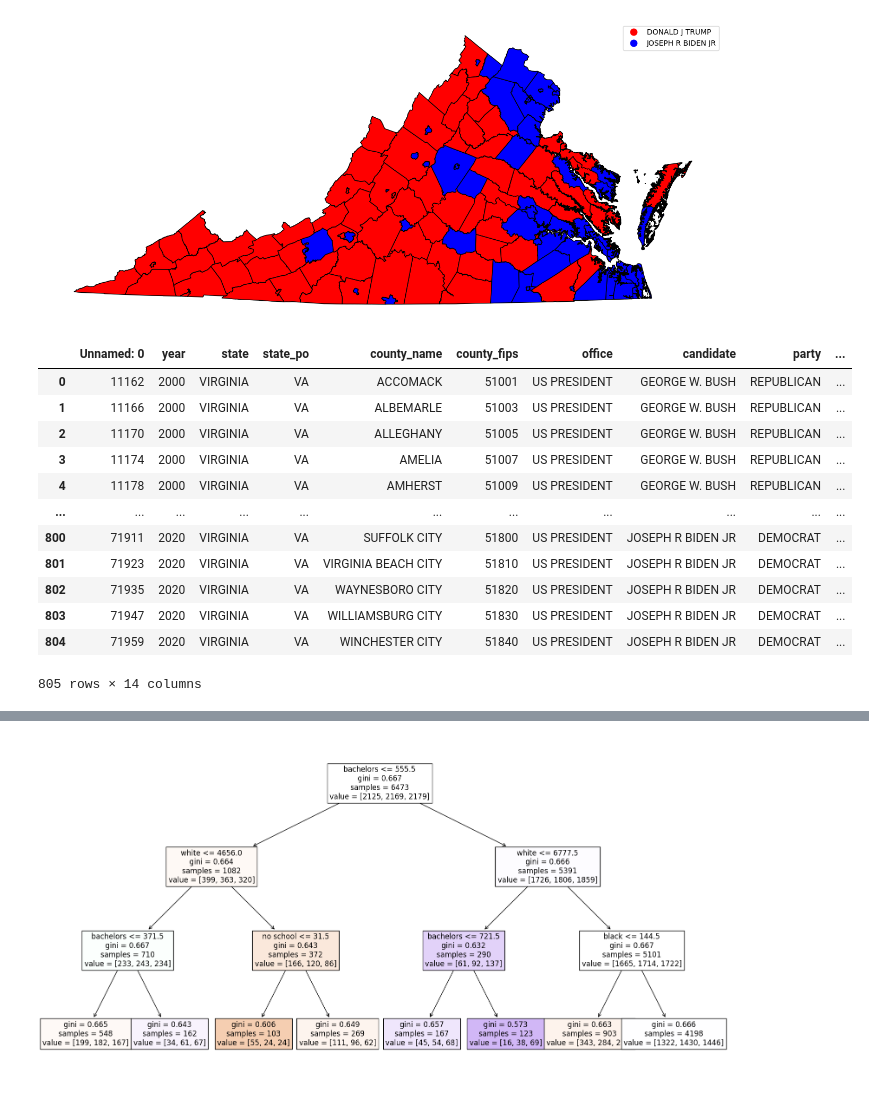
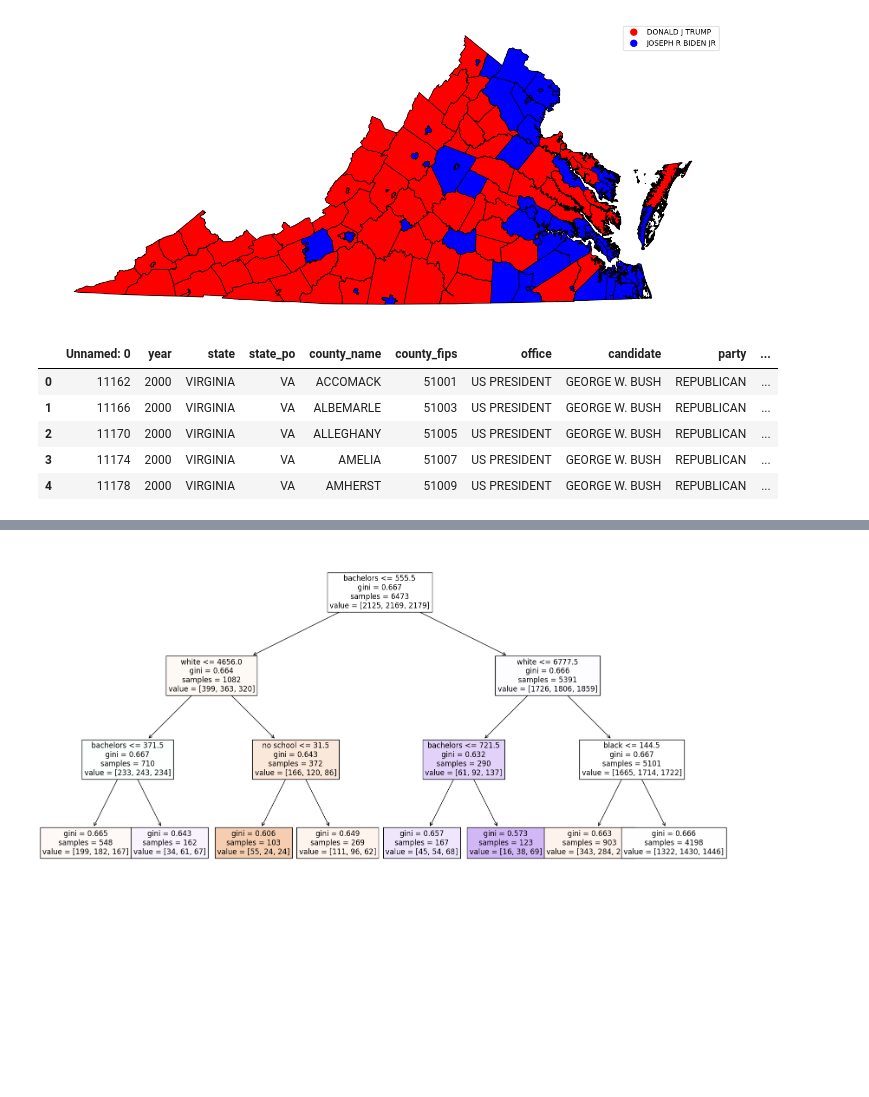
Before and after one commit to vnewsome/project_voting, a Jupyter notebook: ML_project3.ipynb, the cells around one changed output, grey strips where cells are left out. Drawn from its saved outputs; the diff is of its cells as text; code cells hidden in the pictures; blank space fills up the shorter version.

```diff
--- a/ML_project3.ipynb
+++ b/ML_project3.ipynb
@@ -212,32 +186,26 @@ winning_rows = votevadf[votevadf['candidatevotes']==max_candidatevotes]
 win_df = pd.DataFrame(winning_rows)
 win_df.reset_index(drop=True, inplace=True)
 # %%
-# percent of democratic wins
+# total party wins
 
 # counting the number of wins for each party in each county
-# calculates the percentage of wins for the democratic party
+# arbitrarily, D wins are changed to negative, and the total expresses how balanced votes are (negative leans D, positive leans R)
+# OTHER party is negligible compared to the amount of votes for D and R
 # merging columns based on fips code
 # dropping the no longer necessary columns
 
 county_vote = win_df.groupby(['county_fips', 'party']).size().unstack(fill_value=0)
-county_vote['percent_D_wins'] = county_vote['DEMOCRAT'] / county_vote['REPUBLICAN'] # I can't do math this probably could be done better
+county_vote['partytotal'] = county_vote['REPUBLICAN'] - county_vote['DEMOCRAT']
 county_win = pd.merge(win_df, county_vote, on='county_fips', how='left')
 county_win.drop(columns=['DEMOCRAT','OTHER','REPUBLICAN'], inplace=True)
 
-county_win
+county_win.head()
 # %% [output]
 |  | Unnamed: 0 | year | state | state_po | county_name | county_fips | office | candidate | party | ... |
 | 0 | 11162 | 2000 | VIRGINIA | VA | ACCOMACK | 51001 | US PRESIDENT | GEORGE W. BUSH | REPUBLICAN | ... |
 | 1 | 11166 | 2000 | VIRGINIA | VA | ALBEMARLE | 51003 | US PRESIDENT | GEORGE W. BUSH | REPUBLICAN | ... |
 | 2 | 11170 | 2000 | VIRGINIA | VA | ALLEGHANY | 51005 | US PRESIDENT | GEORGE W. BUSH | REPUBLICAN | ... |
 | 3 | 11174 | 2000 | VIRGINIA | VA | AMELIA | 51007 | US PRESIDENT | GEORGE W. BUSH | REPUBLICAN | ... |
 | 4 | 11178 | 2000 | VIRGINIA | VA | AMHERST | 51009 | US PRESIDENT | GEORGE W. BUSH | REPUBLICAN | ... |
-| ... | ... | ... | ... | ... | ... | ... | ... | ... | ... | ... |
-| 800 | 71911 | 2020 | VIRGINIA | VA | SUFFOLK CITY | 51800 | US PRESIDENT | JOSEPH R BIDEN JR | DEMOCRAT | ... |
-| 801 | 71923 | 2020 | VIRGINIA | VA | VIRGINIA BEACH CITY | 51810 | US PRESIDENT | JOSEPH R BIDEN JR | DEMOCRAT | ... |
-| 802 | 71935 | 2020 | VIRGINIA | VA | WAYNESBORO CITY | 51820 | US PRESIDENT | JOSEPH R BIDEN JR | DEMOCRAT | ... |
-| 803 | 71947 | 2020 | VIRGINIA | VA | WILLIAMSBURG CITY | 51830 | US PRESIDENT | JOSEPH R BIDEN JR | DEMOCRAT | ... |
-| 804 | 71959 | 2020 | VIRGINIA | VA | WINCHESTER CITY | 51840 | US PRESIDENT | JOSEPH R BIDEN JR | DEMOCRAT | ... |
-805 rows × 14 columns
 # %%
 mapwin = mapdf.copy()
```
Also changed, not shown: parts of 12 cells of this notebook.
